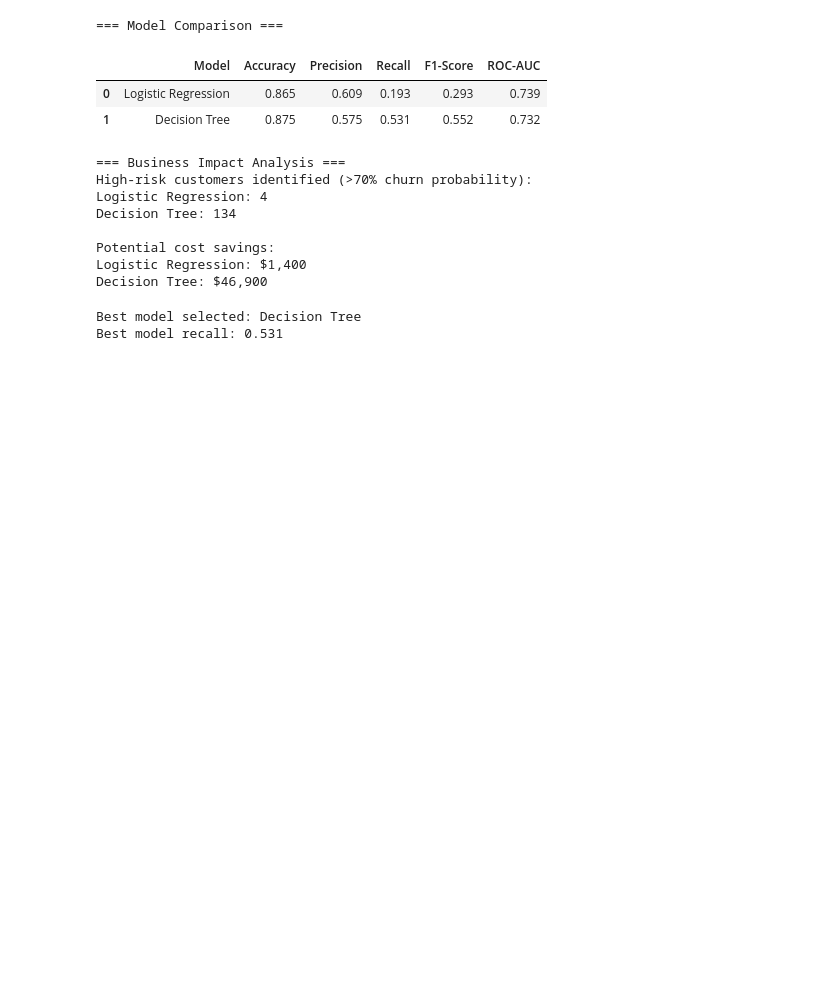
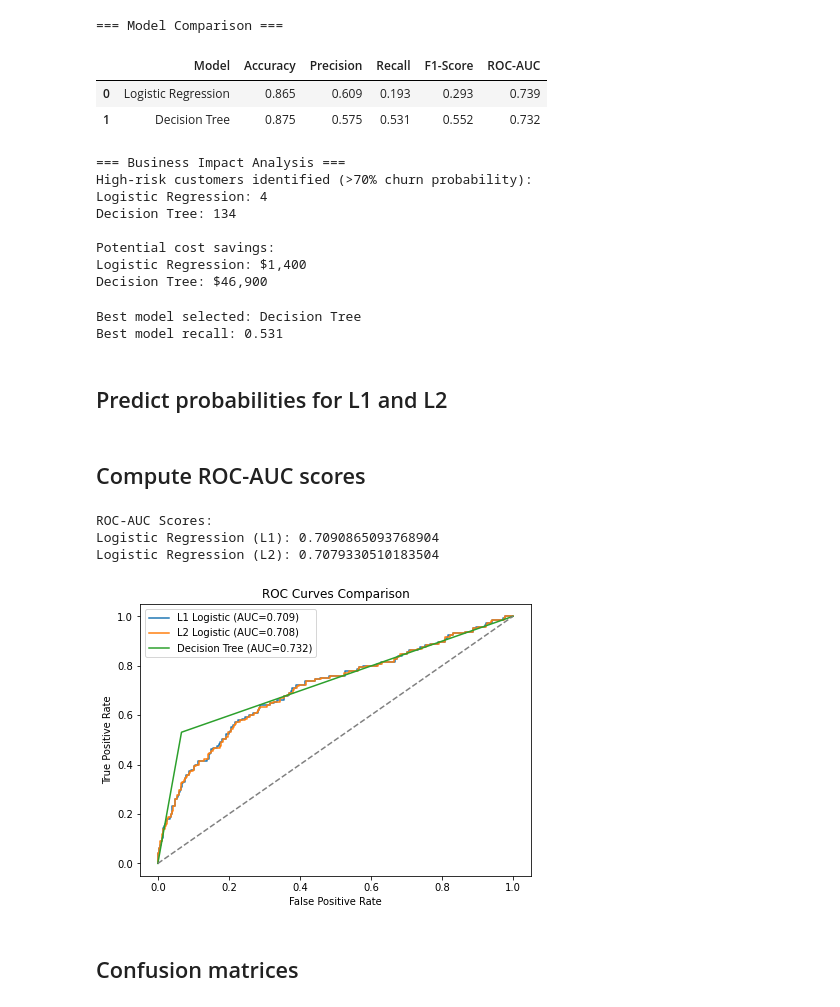
Before and after one commit to CatherineG21/Phase3Project_cg, a Jupyter notebook: Phase3Project_cg.ipynb, the cells around one changed output. Cells and saved outputs as stored; diff of their text form; code cells hidden in the pictures; blank space fills up the shorter version.

```diff
--- a/Phase3Project_cg.ipynb
+++ b/Phase3Project_cg.ipynb
@@ -560,3 +671,50 @@ print(f"Best model recall: {max(recall_score(y_test, y_pred_logistic), recall_sc
 # %% [output]
 Best model selected: Decision Tree
 Best model recall: 0.531
+# %% [markdown]
+## Predict probabilities for L1 and L2
+# %%
+# L1 logistic regression
+y_pred_proba_l1 = logreg_l1.predict_proba(X_test_scaled)[:, 1]
+y_pred_l1 = logreg_l1.predict(X_test_scaled)
+
+# L2 logistic regression
+y_pred_proba_l2 = logreg_l2.predict_proba(X_test_scaled)[:, 1]
+y_pred_l2 = logreg_l2.predict(X_test_scaled)
+# %% [markdown]
+## Compute ROC-AUC scores
+# %%
+from sklearn.metrics import roc_auc_score
+
+auc_l1 = roc_auc_score(y_test, y_pred_proba_l1)
+auc_l2 = roc_auc_score(y_test, y_pred_proba_l2)
+
+print("ROC-AUC Scores:")
+print("Logistic Regression (L1):", auc_l1)
+print("Logistic Regression (L2):", auc_l2)
+# %% [output]
+ROC-AUC Scores:
+Logistic Regression (L1): 0.7090865093768904
+Logistic Regression (L2): 0.7079330510183504
+# %%
+import matplotlib.pyplot as plt
+from sklearn.metrics import roc_curve
+
+fpr_l1, tpr_l1, _ = roc_curve(y_test, y_pred_proba_l1)
+fpr_l2, tpr_l2, _ = roc_curve(y_test, y_pred_proba_l2)
+fpr_tree, tpr_tree, _ = roc_curve(y_test, y_pred_proba_tree)
+
+plt.figure(figsize=(7,5))
+plt.plot(fpr_l1, tpr_l1, label=f'L1 Logistic (AUC={auc_l1:.3f})')
+plt.plot(fpr_l2, tpr_l2, label=f'L2 Logistic (AUC={auc_l2:.3f})')
+plt.plot(fpr_tree, tpr_tree, label=f'Decision Tree (AUC={roc_auc_score(y_test, y_pred_proba_tree):.3f})')
+plt.plot([0,1], [0,1], '--', color='gray')
+plt.xlabel('False Positive Rate')
+plt.ylabel('True Positive Rate')
+plt.title('ROC Curves Comparison')
+plt.legend()
+plt.show()
+# %% [output]
+[figure, added]
+# %% [markdown]
+## Confusion matrices
```
Also changed, not shown: parts of 22 cells of this notebook, 1 other file.
